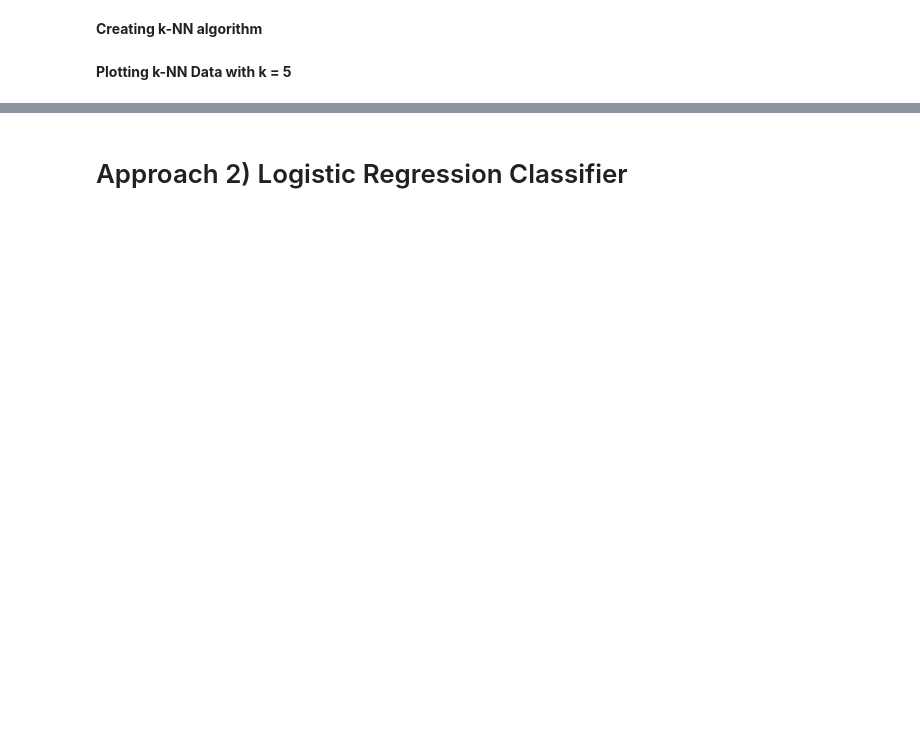
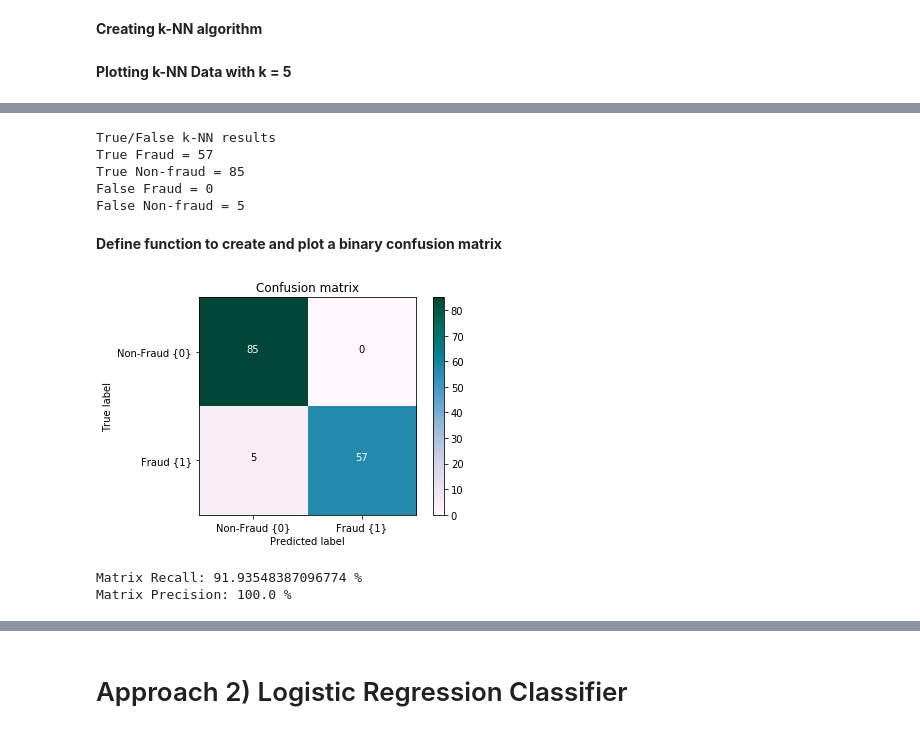
Before and after one commit to safashaikh/MLFinalProj, a Jupyter notebook: creditcard.ipynb, the cells around one changed output, grey strips where cells are left out. Cells and saved outputs as stored; diff of their text form; code cells hidden in the pictures; blank space fills up the shorter version.

```diff
--- a/creditcard.ipynb
+++ b/creditcard.ipynb
@@ -276,0 +330,48 @@ Error with k = 5: 0.3877551020408163
+# %%
+print(B+"True/False k-NN results"+E)
+print("True Fraud =", tf)
+print("True Non-fraud =", tn)
+print("False Fraud =", ff)
+print("False Non-fraud =", fn)
+# %% [output]
+True/False k-NN results
+True Fraud = 57
+True Non-fraud = 85
+False Fraud = 0
+False Non-fraud = 5
+# %% [markdown]
+**Define function to create and plot a binary confusion matrix**
+# %%
+import itertools
+
+## Define function to plot matrix based on:
+## [[True Non, False Fraud],[False Non, True Fraud]]
+
+def plot_confusion_matrix(cm):
+
+    plt.figure()
+    plt.imshow(cm, interpolation='nearest', cmap=plt.cm.PuBuGn)
+    plt.title('Confusion matrix')
+    tick_marks = np.arange(len([0,1]))
+    plt.xticks(tick_marks, ["Non-Fraud {0}","Fraud {1}"], rotation=0)
+    plt.yticks(tick_marks, ["Non-Fraud {0}","Fraud {1}"])
+    plt.xlabel('Predicted label')
+    plt.ylabel('True label')
+    plt.colorbar()
+
+    thresh = cm.max() / 2.
+    for i, j in itertools.product(range(cm.shape[0]), range(cm.shape[1])):
+        plt.text(j, i, cm[i, j],
+                 horizontalalignment="center",
+                 color="white" if cm[i, j] > thresh else "black")
+    plt.show()
+    print(B+"Matrix Recall: "+E+ str(cm[1,1]/(cm[1,0] + cm[1,1])*100) +" %")
+    print(B+"Matrix Precision: "+E+ str(cm[1,1]/(cm[1,1] + cm[0,1])*100) +" %")
+# %%
+knncm = np.array([[tn,ff],[fn,tf]])
+class_names = ["Non-Fraud {0}","Fraud {1}"]
+plot_confusion_matrix(knncm)
+# %% [output]
+[figure, added]
+Matrix Recall: 91.93548387096774 %
+Matrix Precision: 100.0 %
```
Also changed, not shown: parts of 34 cells of this notebook.
